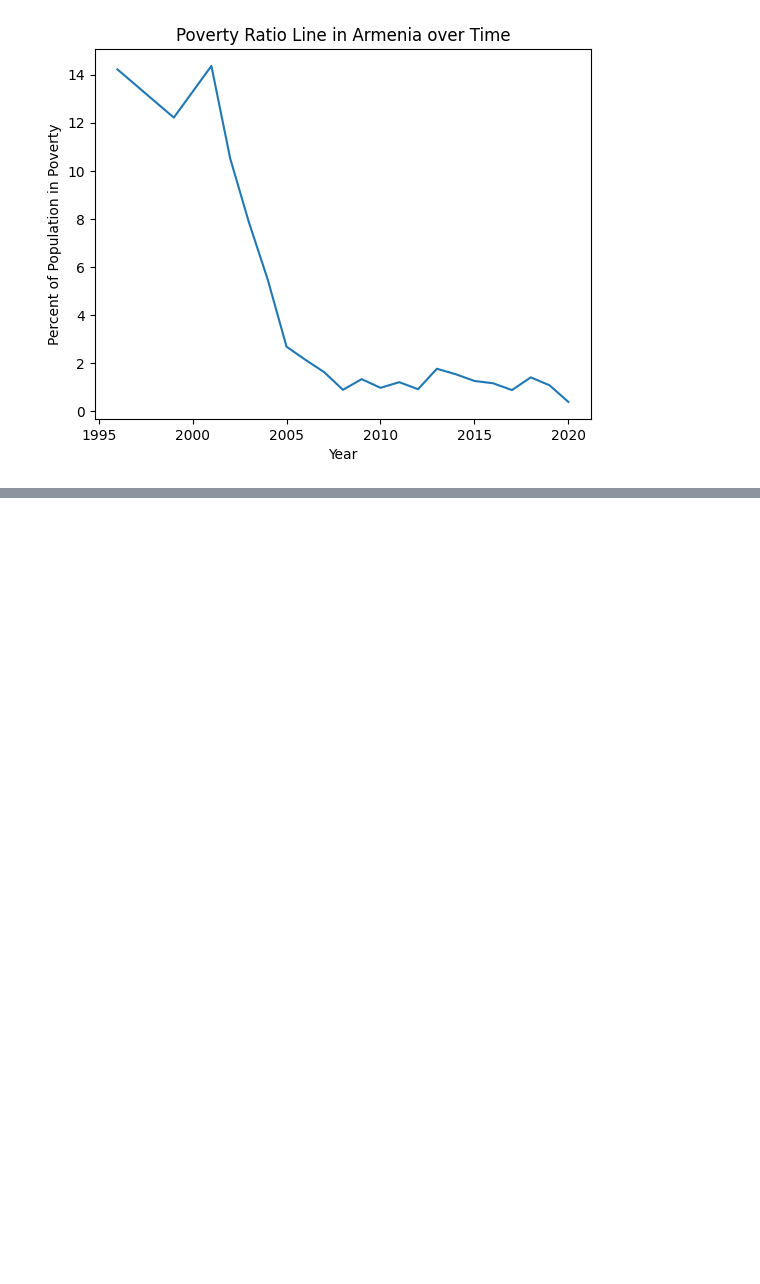
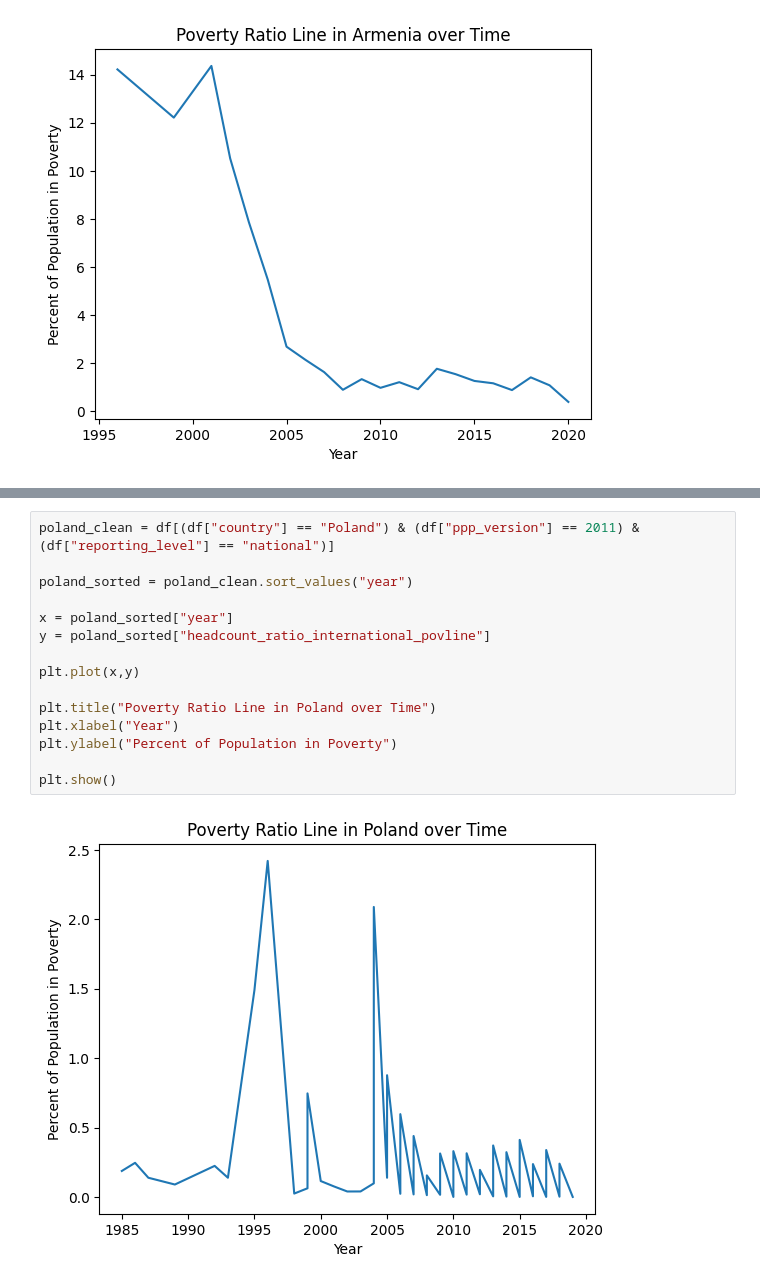
Before and after one commit to Matt-L-053124/FTI-World-Poverty-DSRP, a Jupyter notebook: Matthew_L_World_Poverty_Notebook.ipynb, the cells around one changed output, grey strips where cells are left out. Saved outputs shown, nothing was run; the diff lists cells and outputs as text; blank space fills up the shorter version.

```diff
--- a/Matthew_L_World_Poverty_Notebook.ipynb
+++ b/Matthew_L_World_Poverty_Notebook.ipynb
@@ -320,0 +295,17 @@ plt.show()
+# %%
+poland_clean = df[(df["country"] == "Poland") & (df["ppp_version"] == 2011) & (df["reporting_level"] == "national")]
+
+poland_sorted = poland_clean.sort_values("year")
+
+x = poland_sorted["year"]
+y = poland_sorted["headcount_ratio_international_povline"]
+
+plt.plot(x,y)
+
+plt.title("Poverty Ratio Line in Poland over Time")
+plt.xlabel("Year")
+plt.ylabel("Percent of Population in Poverty")
+
+plt.show()
+# %% [output]
+[figure, added]
```
Also changed, not shown: parts of 9 cells of this notebook.
